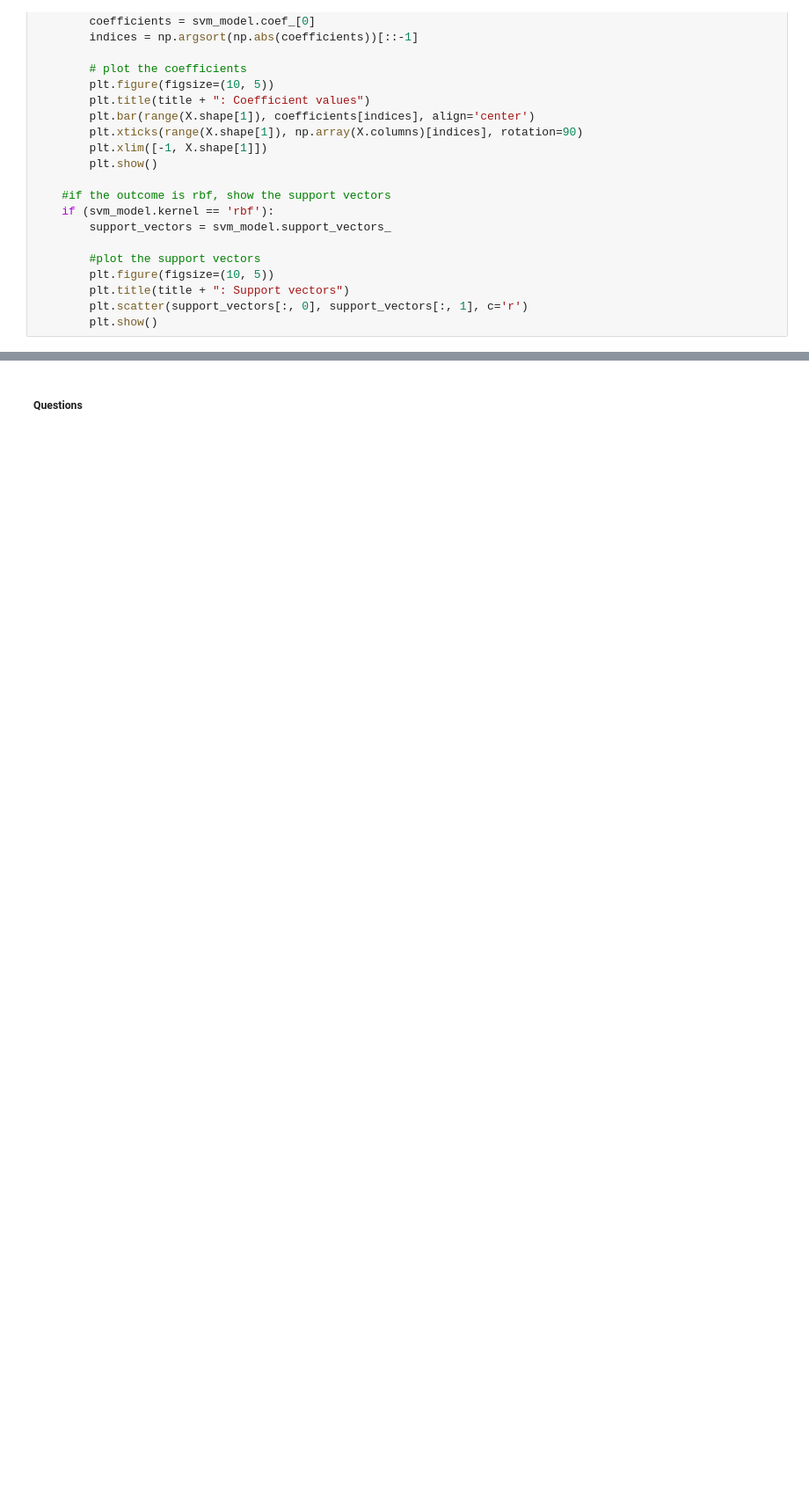
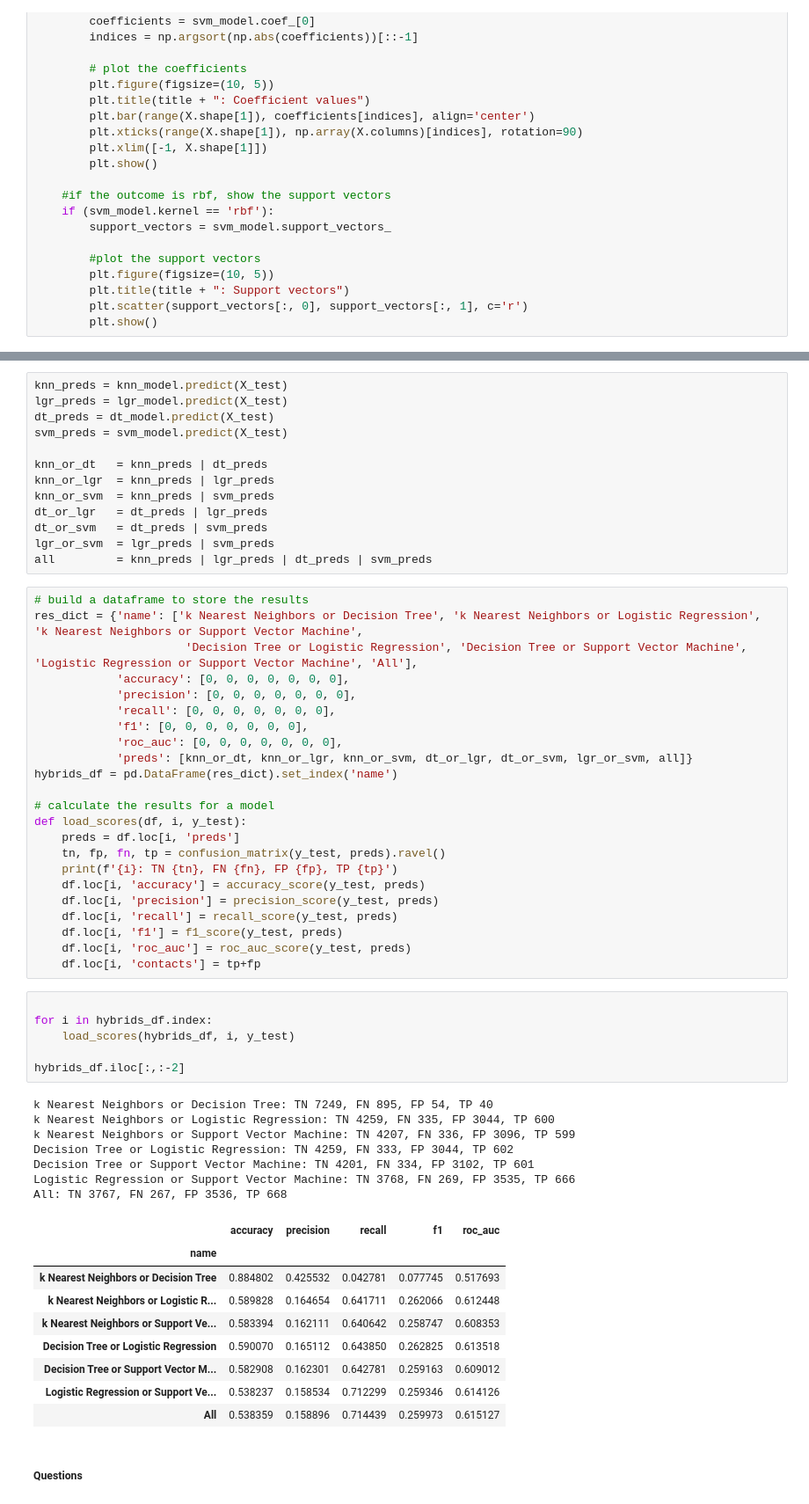
Before and after one commit to johnprg/BankData, a Jupyter notebook: prompt_III.ipynb, the cells around one changed output, grey strips where cells are left out. Shown at 88% size. Saved outputs shown, nothing was run; the diff lists cells and outputs as text; blank space fills up the shorter version.

```diff
--- a/prompt_III.ipynb
+++ b/prompt_III.ipynb
@@ -761,2 +795,61 @@ def show_decision_tree(model, X, title):
+# %%
+knn_preds = knn_model.predict(X_test)
+lgr_preds = lgr_model.predict(X_test)
+dt_preds = dt_model.predict(X_test)
+svm_preds = svm_model.predict(X_test)
+
+knn_or_dt   = knn_preds | dt_preds
+knn_or_lgr  = knn_preds | lgr_preds
+knn_or_svm  = knn_preds | svm_preds
+dt_or_lgr   = dt_preds | lgr_preds
+dt_or_svm   = dt_preds | svm_preds
+lgr_or_svm  = lgr_preds | svm_preds
+all         = knn_preds | lgr_preds | dt_preds | svm_preds
+# %%
+# build a dataframe to store the results
+res_dict = {'name': ['k Nearest Neighbors or Decision Tree', 'k Nearest Neighbors or Logistic Regression', 'k Nearest Neighbors or Support Vector Machine',
+                      'Decision Tree or Logistic Regression', 'Decision Tree or Support Vector Machine', 'Logistic Regression or Support Vector Machine', 'All'],
+            'accuracy': [0, 0, 0, 0, 0, 0, 0],
+            'precision': [0, 0, 0, 0, 0, 0, 0],
+            'recall': [0, 0, 0, 0, 0, 0, 0],
+            'f1': [0, 0, 0, 0, 0, 0, 0],
+            'roc_auc': [0, 0, 0, 0, 0, 0, 0],
+            'preds': [knn_or_dt, knn_or_lgr, knn_or_svm, dt_or_lgr, dt_or_svm, lgr_or_svm, all]}
+hybrids_df = pd.DataFrame(res_dict).set_index('name')
+
+# calculate the results for a model
+def load_scores(df, i, y_test):
+    preds = df.loc[i, 'preds']
+    tn, fp, fn, tp = confusion_matrix(y_test, preds).ravel()
+    print(f'{i}: TN {tn}, FN {fn}, FP {fp}, TP {tp}')
+    df.loc[i, 'accuracy'] = accuracy_score(y_test, preds)
+    df.loc[i, 'precision'] = precision_score(y_test, preds)
+    df.loc[i, 'recall'] = recall_score(y_test, preds)
+    df.loc[i, 'f1'] = f1_score(y_test, preds)
+    df.loc[i, 'roc_auc'] = roc_auc_score(y_test, preds)
+    df.loc[i, 'contacts'] = tp+fp
+# %%
+
+for i in hybrids_df.index:
+    load_scores(hybrids_df, i, y_test)
+
+hybrids_df.iloc[:,:-2]
+# %% [output]
+k Nearest Neighbors or Decision Tree: TN 7249, FN 895, FP 54, TP 40
+k Nearest Neighbors or Logistic Regression: TN 4259, FN 335, FP 3044, TP 600
+k Nearest Neighbors or Support Vector Machine: TN 4207, FN 336, FP 3096, TP 599
+Decision Tree or Logistic Regression: TN 4259, FN 333, FP 3044, TP 602
+Decision Tree or Support Vector Machine: TN 4201, FN 334, FP 3102, TP 601
+Logistic Regression or Support Vector Machine: TN 3768, FN 269, FP 3535, TP 666
+All: TN 3767, FN 267, FP 3536, TP 668
+|  | accuracy | precision | recall | f1 | roc_auc |
+| name |  |  |  |  |  |
+| k Nearest Neighbors or Decision Tree | 0.884802 | 0.425532 | 0.042781 | 0.077745 | 0.517693 |
+| k Nearest Neighbors or Logistic R... | 0.589828 | 0.164654 | 0.641711 | 0.262066 | 0.612448 |
+| k Nearest Neighbors or Support Ve... | 0.583394 | 0.162111 | 0.640642 | 0.258747 | 0.608353 |
+| Decision Tree or Logistic Regression | 0.590070 | 0.165112 | 0.643850 | 0.262825 | 0.613518 |
+| Decision Tree or Support Vector M... | 0.582908 | 0.162301 | 0.642781 | 0.259163 | 0.609012 |
+| Logistic Regression or Support Ve... | 0.538237 | 0.158534 | 0.712299 | 0.259346 | 0.614126 |
+| All | 0.538359 | 0.158896 | 0.714439 | 0.259973 | 0.615127 |
 # %% [markdown]
 ##### Questions
```
Also changed, not shown: parts of 4 cells of this notebook.
